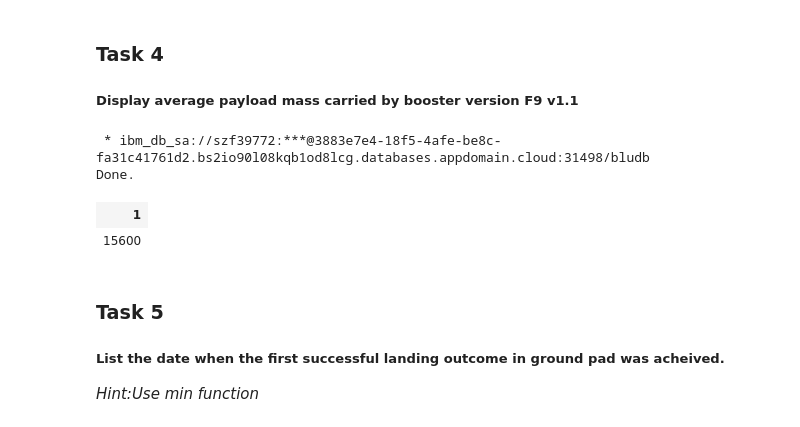
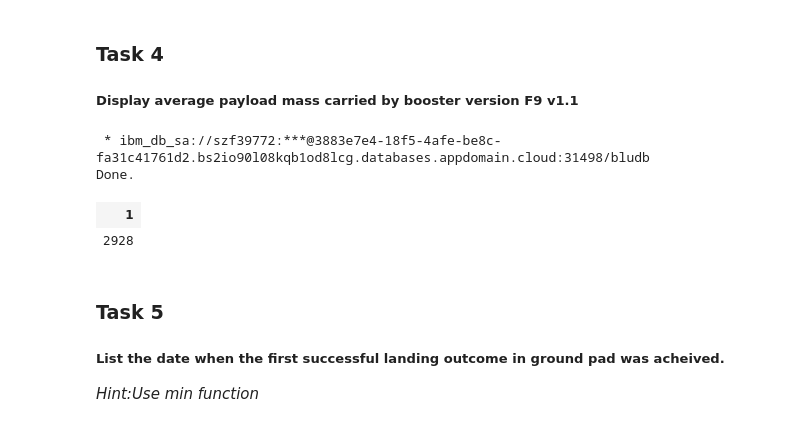
Before and after one commit to ZakariaElbe1/IBM-Capstone-Project-DSC, a Jupyter notebook: EDA of Falcon9 data/2-eda-sql-coursera.ipynb, the cells around one changed output. Drawn from its saved outputs; the diff is of its cells as text; code cells hidden in the pictures.

```diff
--- a/EDA of Falcon9 data/2-eda-sql-coursera.ipynb
+++ b/EDA of Falcon9 data/2-eda-sql-coursera.ipynb
@@ -197,12 +197,13 @@ Done.
 
 ##### Display average payload mass carried by booster version F9 v1.1
 # %%
-%sql select max(payload_mass__kg_) from spacex_data;
+%sql select avg(payload_mass__kg_) from spacex_data \
+where booster_version = 'F9 v1.1';
 # %% [output]
  * ibm_db_sa://szf39772:***@3883e7e4-18f5-4afe-be8c-fa31c41761d2.bs2io90l08kqb1od8lcg.databases.appdomain.cloud:31498/bludb
 Done.
 | 1 |
-| 15600 |
+| 2928 |
 # %% [markdown]
 ### Task 5
 
```
Also changed, not shown: parts of 3 cells of this notebook.
